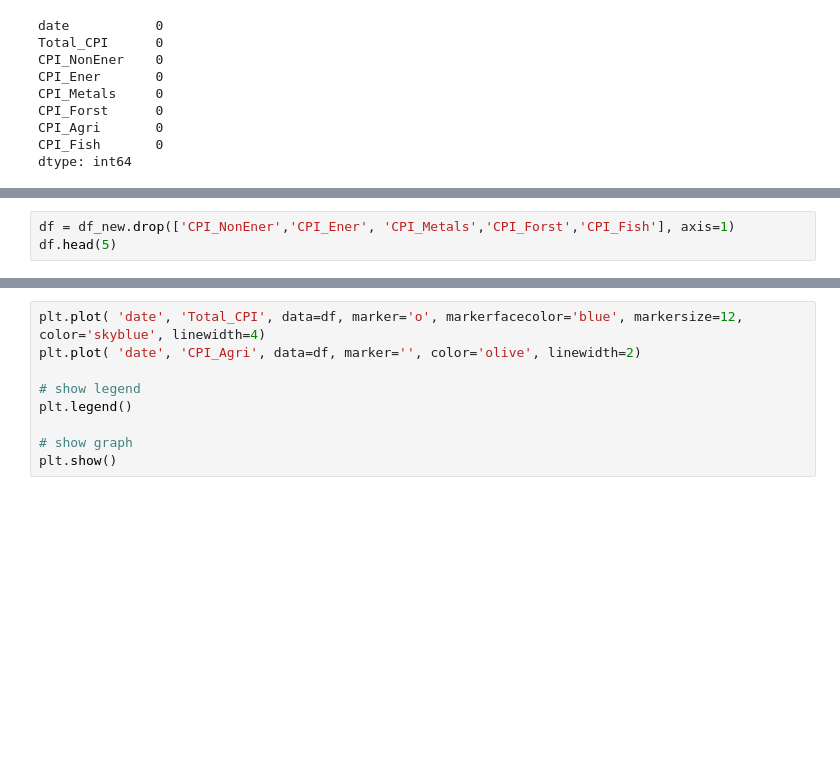
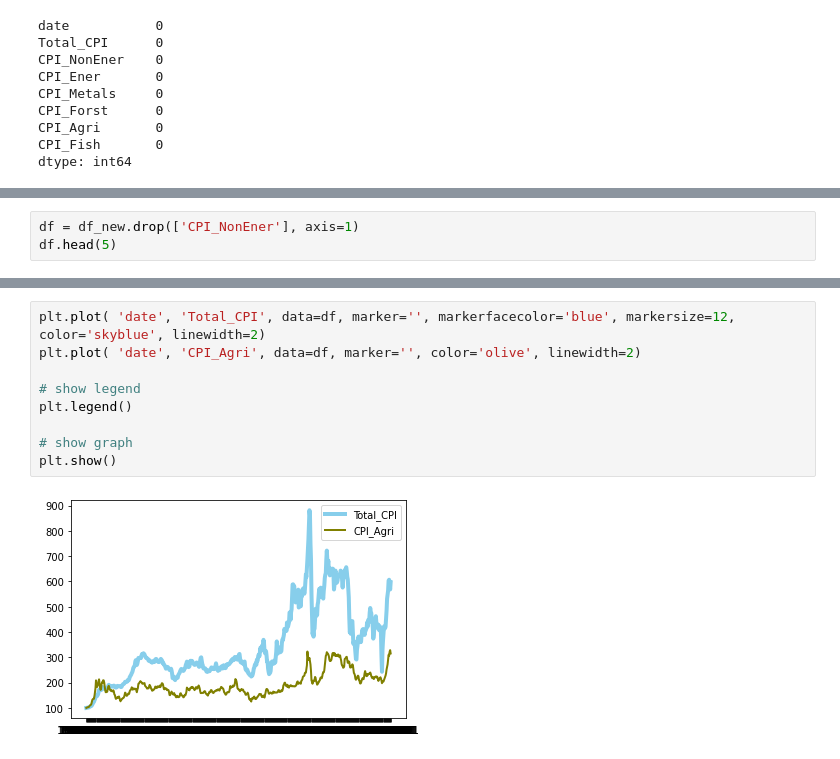
Before and after one commit to DataGalz/CIND820, a Jupyter notebook: CIND820.ipynb, the cells around one changed output, grey strips where cells are left out. Cells and saved outputs as stored; diff of their text form; blank space fills up the shorter version.

```diff
--- a/CIND820.ipynb
+++ b/CIND820.ipynb
@@ -157,3 +157,3 @@ KeyError: ignored
 # %%
-df = df_new.drop(['CPI_NonEner','CPI_Ener', 'CPI_Metals','CPI_Forst','CPI_Fish'], axis=1)
+df = df_new.drop(['CPI_NonEner'], axis=1)
 df.head(5)
@@ -160,12 +167,14 @@ df.head(5)
 # %%
-plt.plot( 'date', 'Total_CPI', data=df, marker='o', markerfacecolor='blue', markersize=12, color='skyblue', linewidth=4)
+plt.plot( 'date', 'Total_CPI', data=df, marker='', markerfacecolor='blue', markersize=12, color='skyblue', linewidth=2)
 plt.plot( 'date', 'CPI_Agri', data=df, marker='', color='olive', linewidth=2)
 
 # show legend
 plt.legend()
 
 # show graph
 plt.show()
+# %% [output]
+[figure, added]
 # %%
 
 df.corr()
```
Also changed, not shown: parts of 7 cells of this notebook.
